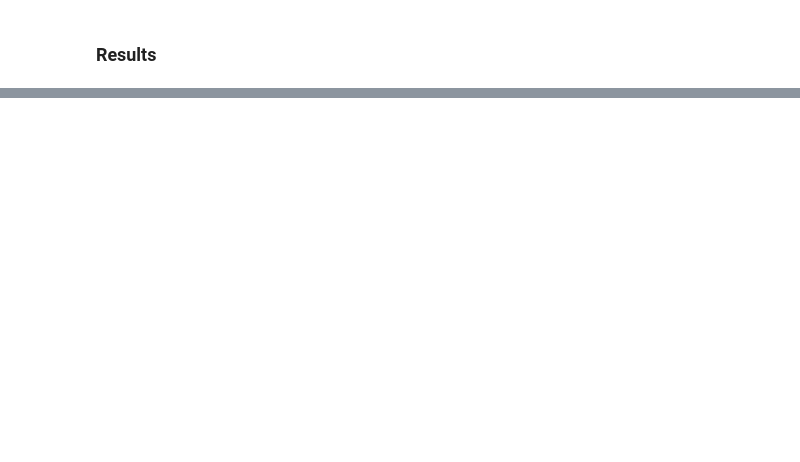
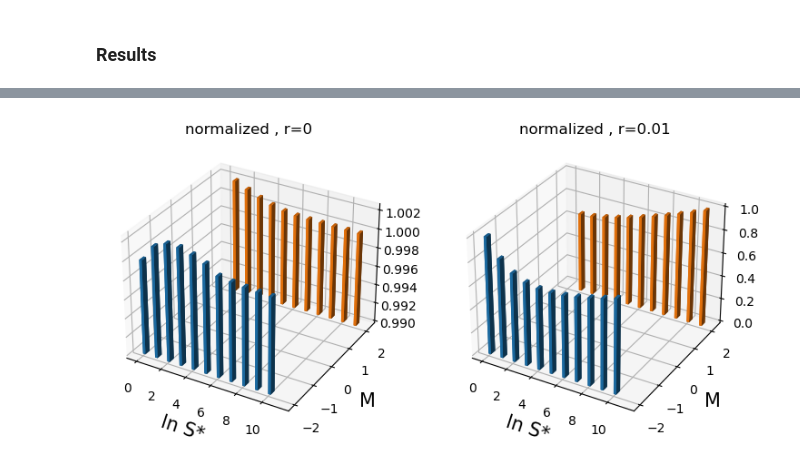
Before and after one commit to std92050/AMM, a Jupyter notebook: AMM/Bellman equation.ipynb, the cells around one changed output, grey strips where cells are left out. Cells and saved outputs as stored; diff of their text form; code cells hidden in the pictures; blank space fills up the shorter version.

```diff
--- a/AMM/Bellman equation.ipynb
+++ b/AMM/Bellman equation.ipynb
@@ -361,0 +504,23 @@ V_array=V(k, ln_Pa, ln_Pb , ln_Pl , ln_Pu , L , gamma , r , p)
+# %%
+fig= plt.figure(figsize=(9,9))
+ax1 = plt.subplot( 121 , projection ="3d" )
+ax2 = plt.subplot( 122 , projection ="3d" )
+x1 = np.arange(N+1)
+x2 = np.arange(N+1)+1
+y1 = -k*np.ones(N+1)
+y2 =  k*np.ones(N+1)
+ax1.set_title("normalized , r=0")
+ax1.bar3d(x1,y1,0.99,dx=0.2,dy=0.2 ,dz=V_0_normalized[:N+1]-0.99)
+ax1.bar3d(x2,y2,0.99,dx=0.2,dy=0.2 ,dz=V_0_normalized[N+1:]-0.99)
+ax1.set_xlabel('ln S* ',fontdict={'size':15})
+ax1.set_ylabel('M',fontdict={'size':15})
+
+ax2.set_title("normalized , r=0.01")
+ax2.bar3d(x1,y1,0,dx=0.2,dy=0.2 ,dz=V_3_normalized[:N+1])
+ax2.bar3d(x2,y2,0,dx=0.2,dy=0.2 ,dz=V_3_normalized[N+1:])
+ax2.set_xlabel('ln S* ',fontdict={'size':15})
+ax2.set_ylabel('M',fontdict={'size':15})
+
+plt.show()
+# %% [output]
+[figure, added]
```
Also changed, not shown: parts of 34 cells of this notebook.
